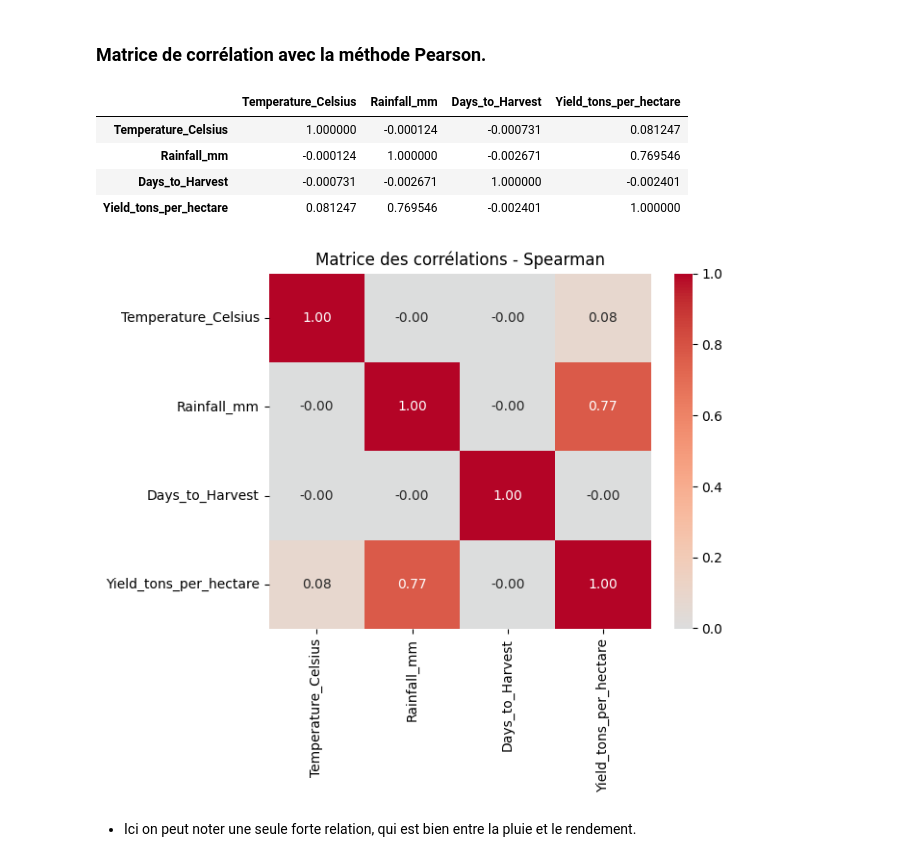
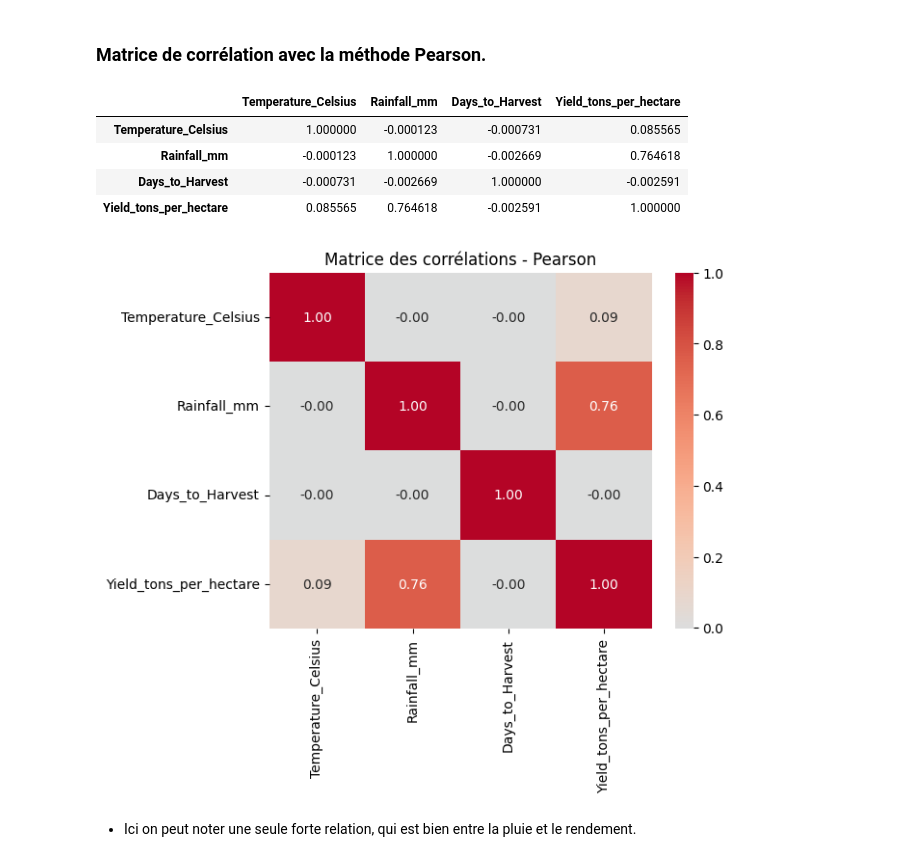
Before and after one commit to SCFlorian/Systeme_recommandation_agricole, a Jupyter notebook: notebooks/notebook_analyse_exploratoire.ipynb, the cells around one changed output. Cells and saved outputs as stored; diff of their text form; code cells hidden in the pictures.

```diff
--- a/notebooks/notebook_analyse_exploratoire.ipynb
+++ b/notebooks/notebook_analyse_exploratoire.ipynb
@@ -131,21 +131,21 @@ plt.show()
 ### Matrice de corrélation avec la méthode Pearson.
 # %%
 cols_num = ['Temperature_Celsius','Rainfall_mm','Days_to_Harvest','Yield_tons_per_hectare']
-pearson_corr = data_crop_yield[cols_num].corr(numeric_only=True, method='spearman')
+pearson_corr = data_crop_yield[cols_num].corr(numeric_only=True, method='pearson')
 pearson_corr
 # %% [output]
 |  | Temperature_Celsius | Rainfall_mm | Days_to_Harvest | Yield_tons_per_hectare |
-| Temperature_Celsius | 1.000000 | -0.000124 | -0.000731 | 0.081247 |
-| Rainfall_mm | -0.000124 | 1.000000 | -0.002671 | 0.769546 |
-| Days_to_Harvest | -0.000731 | -0.002671 | 1.000000 | -0.002401 |
-| Yield_tons_per_hectare | 0.081247 | 0.769546 | -0.002401 | 1.000000 |
+| Temperature_Celsius | 1.000000 | -0.000123 | -0.000731 | 0.085565 |
+| Rainfall_mm | -0.000123 | 1.000000 | -0.002669 | 0.764618 |
+| Days_to_Harvest | -0.000731 | -0.002669 | 1.000000 | -0.002591 |
+| Yield_tons_per_hectare | 0.085565 | 0.764618 | -0.002591 | 1.000000 |
 # %%
 # Matrice des corrélations
 sns.heatmap(pearson_corr, cmap='coolwarm', center=0, annot=True, fmt=".2f")
-plt.title('Matrice des corrélations - Spearman')
+plt.title('Matrice des corrélations - Pearson')
 plt.show()
 # %% [output]
-[figure, old version]
+[figure, new version]
 # %% [markdown]
 - Ici on peut noter une seule forte relation, qui est bien entre la pluie et le rendement.
 # %% [markdown]
```
Also changed, not shown: parts of 1 cell of this notebook, 4 other files.
